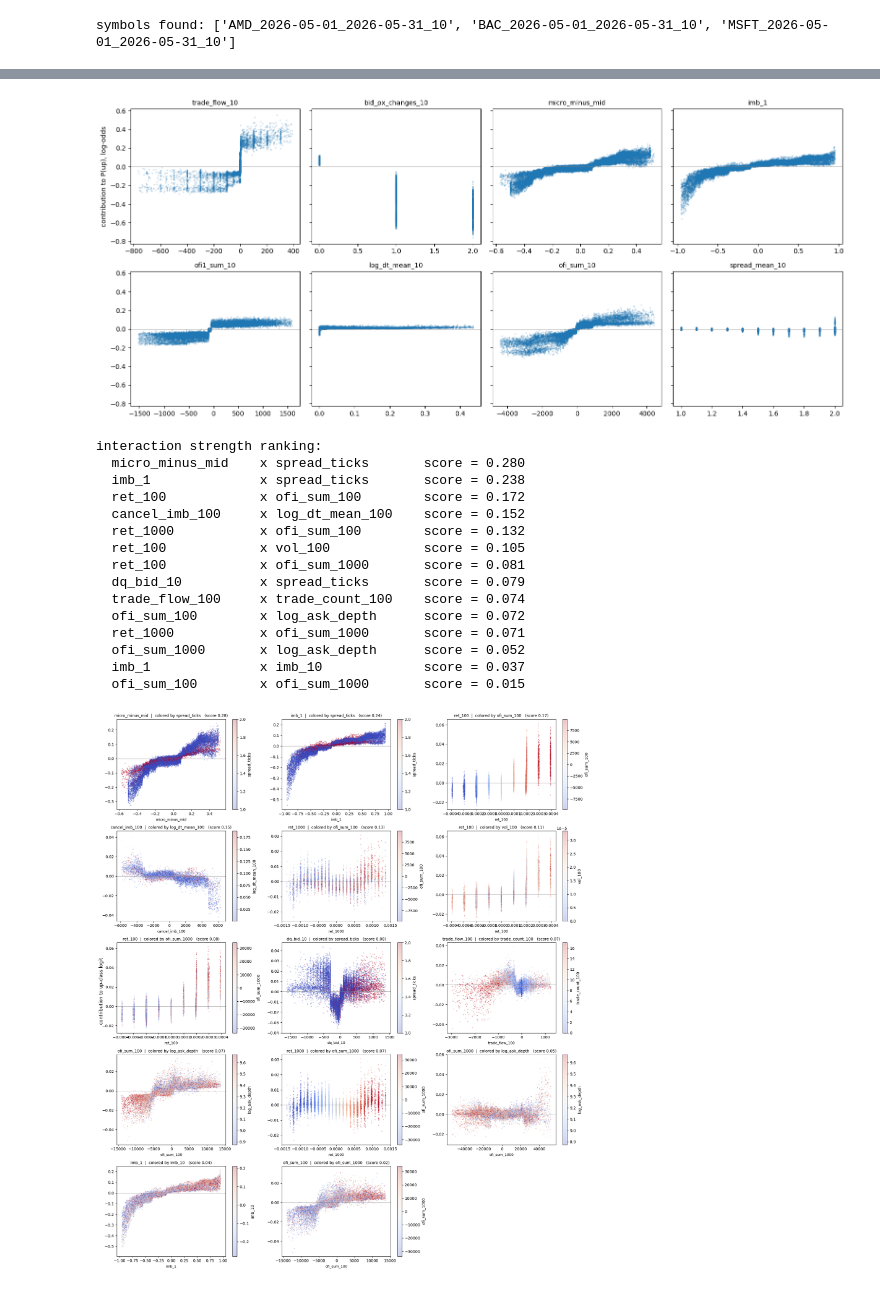
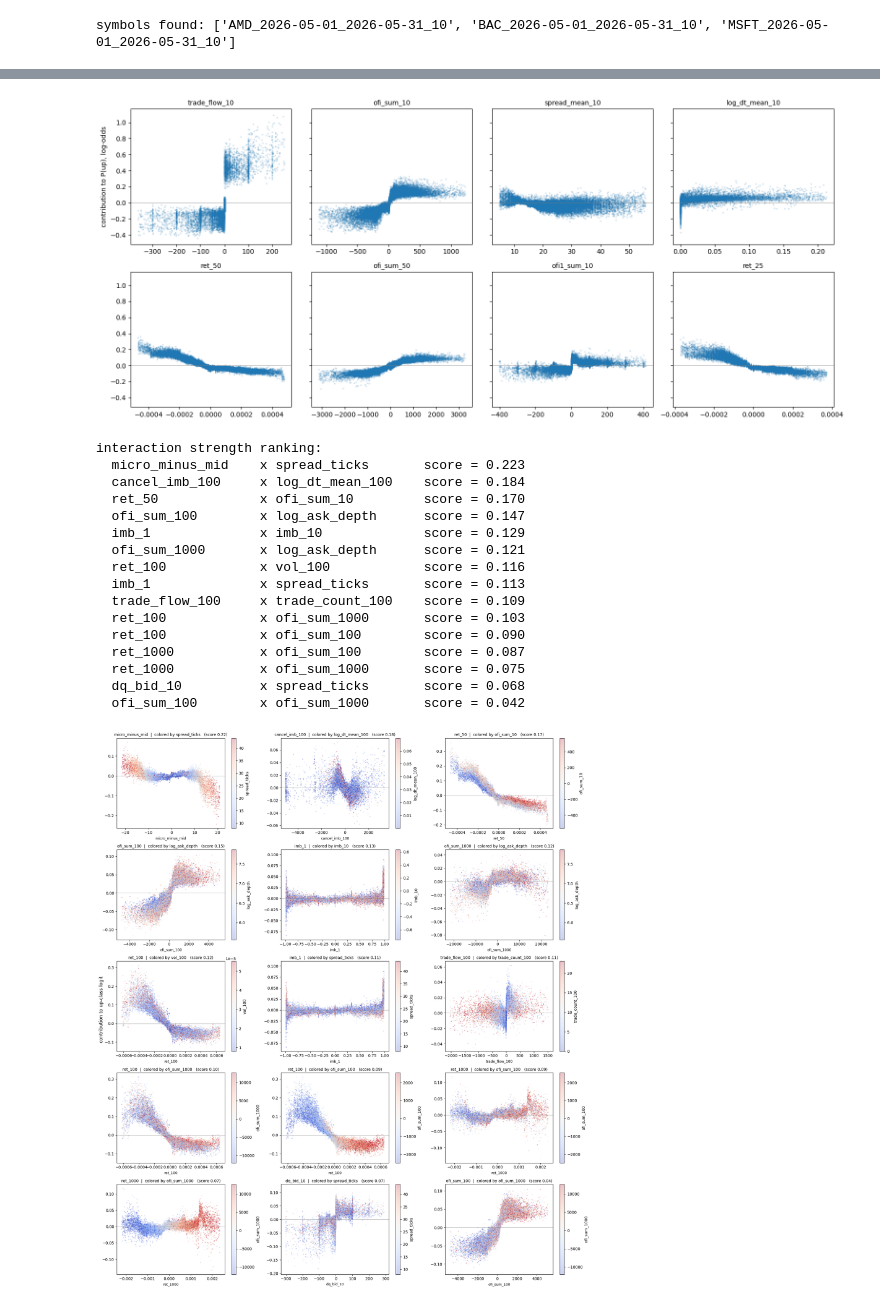
Before and after one commit to Andkyr2/DeepLOB_Library, a Jupyter notebook: Classical_AMD_trading_attempt.ipynb, the cells around one changed output, grey strips where cells are left out. Saved outputs shown, nothing was run; the diff lists cells and outputs as text; code cells hidden in the pictures.

Commit message:
addedrolling label splitting in data.py and in deeplobvstlob

```diff
--- a/Classical_AMD_trading_attempt.ipynb
+++ b/Classical_AMD_trading_attempt.ipynb
@@ -44,9 +44,10 @@ symbol_dirs = sorted(DATA_ROOT.glob("*"))
 print("symbols found:", [d.name for d in symbol_dirs])
 
 # Pick one symbol to start; loop over symbol_dirs later once the pipeline works.
-SYMBOL_DIR = symbol_dirs[1]
+SYMBOL_DIR = symbol_dirs[0]
 
-K = 100         # label horizon / smoothing window (matches get_smoothed_midprice_targets)
+K = 100
+PAST_W,FUTURE_W,SHIFT = 4,50,1        # label horizon / smoothing window (matches get_smoothed_midprice_targets)
 TIME_STEP = 10   # sample a decision point every 10 events (matches unfold step)
 VAL_DAYS, TEST_DAYS = 5, 5
 
@@ -173,6 +174,23 @@ def make_targets(mid, past_window=10, future_window=10, shift=40):
     ref = mid.rolling(past_window).mean()                       # trailing, ends at t
     fut = mid.rolling(future_window).mean().shift(-(shift + future_window - 1))
     return fut / ref - 1
+
+def make_labels(target, window, lo_q=0.33, hi_q=0.66, min_periods=None):
+    """
+    Ternary labels from thresholds computed over the trailing `window` returns.
+    Each point is judged against its own recent return distribution.
+    0 = down, 1 = flat, 2 = up. NaN where the window isn't warmed up yet.
+    """
+    if min_periods is None:
+        min_periods = window // 4          # allow labels early in the day
+    lo = target.rolling(window, min_periods=min_periods).quantile(lo_q)
+    hi = target.rolling(window, min_periods=min_periods).quantile(hi_q)
+
+    lab = pd.Series(1.0, index=target.index)   # flat
+    lab[target < lo] = 0.0
+    lab[target > hi] = 2.0
+    lab[lo.isna() | hi.isna()] = np.nan
+    return lab
 # %%
 # We bypass get_lists_of_tensors because it drops the message columns before
 # we can use them, but we replicate its logic step by step:
@@ -185,9 +203,9 @@ def build_day(message_file, orderbook_file):
     # Smooth the mid over the past k events, then take the k-events-ahead
     # return of that smoothed series. Smoothing kills bid-ask bounce noise.
     mid = (df['bid_price_1'] + df['ask_price_1']) / 2
-    mid_smooth = mid.rolling(10).mean() #constant smoothinng of 50
-    target = mid_smooth.shift(-K) / mid_smooth - 1
-
+    target = make_targets(mid,past_window = PAST_W, future_window = FUTURE_W,shift = SHIFT)
+    N = max(int(0.10*len(df)),100)
+    target = make_labels(target, window=N, lo_q=0.33, hi_q=0.66)
     feats = get_engineered_features(df)
 
 
@@ -235,22 +253,12 @@ BAC_2026-05-01_2026-05-31_10: 20 days, tick/spread = 0.857
 # Day-level split, same as get_train_val_test_sets: chronological, no shuffling
 # across days -- shuffling would leak intraday autocorrelation into the test set.
 X_train = pd.concat(days_X[:-VAL_DAYS - TEST_DAYS]).values
-y_train_raw = pd.concat(days_y[:-VAL_DAYS - TEST_DAYS]).values
 X_val = pd.concat(days_X[-VAL_DAYS - TEST_DAYS:-TEST_DAYS]).values
-y_val_raw = pd.concat(days_y[-VAL_DAYS - TEST_DAYS:-TEST_DAYS]).values
 X_test = pd.concat(days_X[-TEST_DAYS:]).values
-y_test_raw = pd.concat(days_y[-TEST_DAYS:]).values
 
-
-# Ternary labels exactly like make_target_labels: thresholds are the 33rd/66th
-# percentile of TRAIN returns only (fitting them on val/test would leak).
-# 0 = down, 1 = flat, 2 = up.
-lo, hi = np.quantile(y_train_raw, [0.33, 0.66])
-def to_labels(y):
-    return np.where(y < lo, 0, np.where(y > hi, 2, 1))
-y_train, y_val, y_test = map(to_labels, (y_train_raw, y_val_raw, y_test_raw))
-
-
+y_train = pd.concat(days_y[:-VAL_DAYS - TEST_DAYS]).values.astype(int)
+y_val   = pd.concat(days_y[-VAL_DAYS - TEST_DAYS:-TEST_DAYS]).values.astype(int)
+y_test  = pd.concat(days_y[-TEST_DAYS:]).values.astype(int)
 
 # Standardize with train statistics only (same as normalize_train_val_test).
 # Logistic regression needs this; trees don't care but it does no harm.
@@ -590,7 +600,7 @@ plt.tight_layout()
 # with different y = interaction with other features. A thick vertical band
 # means the feature's meaning depends heavily on context (e.g. regime).
 # %% [output]
-[figure, old version]
+[figure, new version]
 # %%
 import math
 # For each candidate pair (feat, color_feat) we plot feat's SHAP contribution
@@ -674,48 +684,50 @@ PAIRS = [
 
     # Cancellation pressure during activity bursts (small dt) is liquidity
     # fleeing ahead of a move; the same cancellations in calm conditions are
     # routine requoting. If the model uses this, colors separate.
     ('cancel_imb_100', 'log_dt_mean_100'),
+    ('ret_50','ofi_sum_10')
 ]
 
 # rank pairs by interaction score, then plot in that order
 scores = {(f, c): interaction_score(f, c) for f, c in PAIRS}
 ranked = sorted(scores, key=scores.get, reverse=True)
 print("interaction strength ranking:")
 for f, c in ranked:
     print(f"  {f:<18} x {c:<18} score = {scores[(f, c)]:.3f}")
 
 n = len(ranked)
 ncols = 3
 nrows = math.ceil(n / ncols)
 fig, axes = plt.subplots(nrows, ncols, figsize=(6 * ncols, 4 * nrows))
 for ax, (f, c) in zip(axes.ravel(), ranked):
     plot_shap_interaction(f, c, ax)
     ax.set_title(f"{f}  |  colored by {c}   (score {scores[(f, c)]:.2f})", fontsize=10)
 for ax in axes.ravel()[n:]:
     ax.axis('off')
 fig.supylabel('contribution to up-class logit')
 plt.tight_layout()
 
 #save the plot
 plt.savefig('shap_interaction_plot.png')
 # %% [output]
 interaction strength ranking:
-  micro_minus_mid    x spread_ticks       score = 0.280
-  imb_1              x spread_ticks       score = 0.238
-  ret_100            x ofi_sum_100        score = 0.172
-  cancel_imb_100     x log_dt_mean_100    score = 0.152
-  ret_1000           x ofi_sum_100        score = 0.132
-  ret_100            x vol_100            score = 0.105
-  ret_100            x ofi_sum_1000       score = 0.081
-  dq_bid_10          x spread_ticks       score = 0.079
-  trade_flow_100     x trade_count_100    score = 0.074
-  ofi_sum_100        x log_ask_depth      score = 0.072
-  ret_1000           x ofi_sum_1000       score = 0.071
-  ofi_sum_1000       x log_ask_depth      score = 0.052
-  imb_1              x imb_10             score = 0.037
-  ofi_sum_100        x ofi_sum_1000       score = 0.015
+  micro_minus_mid    x spread_ticks       score = 0.223
+  cancel_imb_100     x log_dt_mean_100    score = 0.184
+  ret_50             x ofi_sum_10         score = 0.170
+  ofi_sum_100        x log_ask_depth      score = 0.147
+  imb_1              x imb_10             score = 0.129
+  ofi_sum_1000       x log_ask_depth      score = 0.121
+  ret_100            x vol_100            score = 0.116
+  imb_1              x spread_ticks       score = 0.113
+  trade_flow_100     x trade_count_100    score = 0.109
+  ret_100            x ofi_sum_1000       score = 0.103
+  ret_100            x ofi_sum_100        score = 0.090
+  ret_1000           x ofi_sum_100        score = 0.087
+  ret_1000           x ofi_sum_1000       score = 0.075
+  dq_bid_10          x spread_ticks       score = 0.068
+  ofi_sum_100        x ofi_sum_1000       score = 0.042
-[figure, old version]
+[figure, new version]
 # %%
 import shap
 
```
Also changed, not shown: parts of 13 cells of this notebook, 3 other files.
